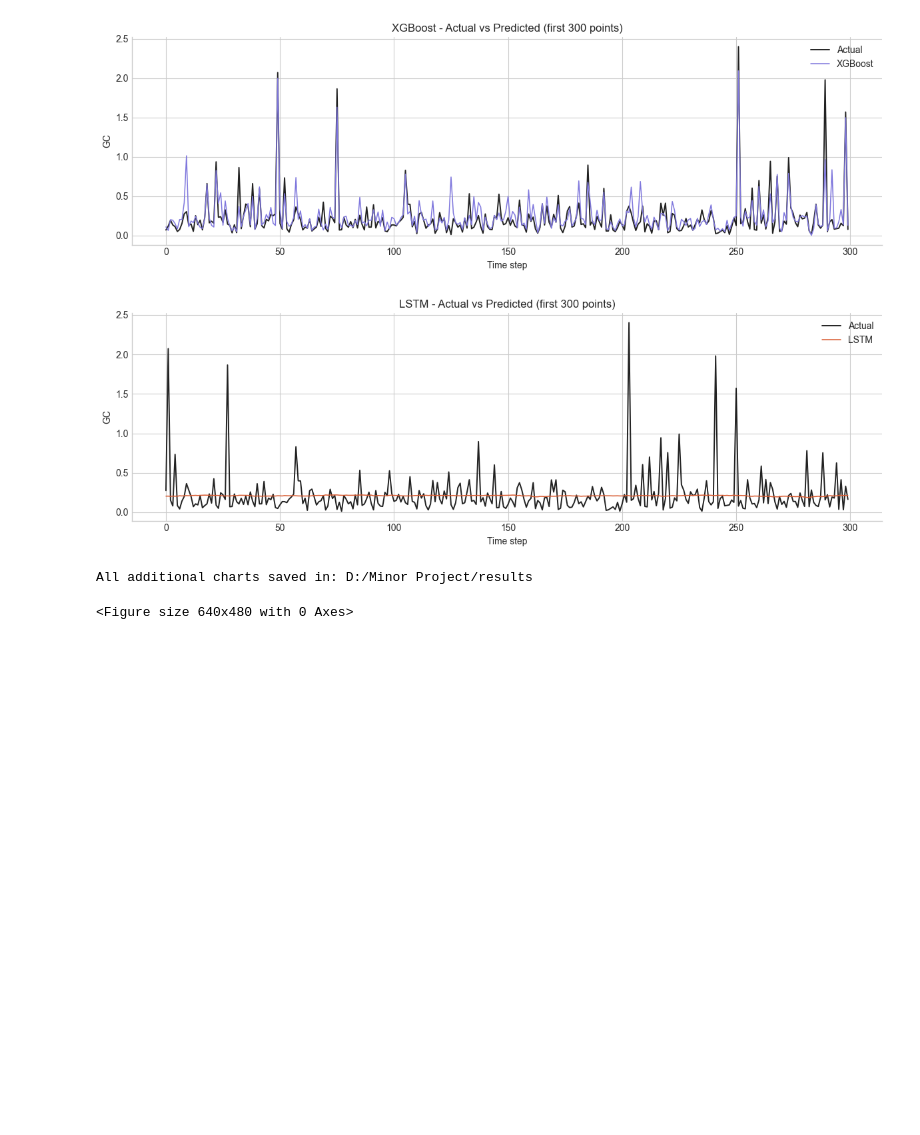
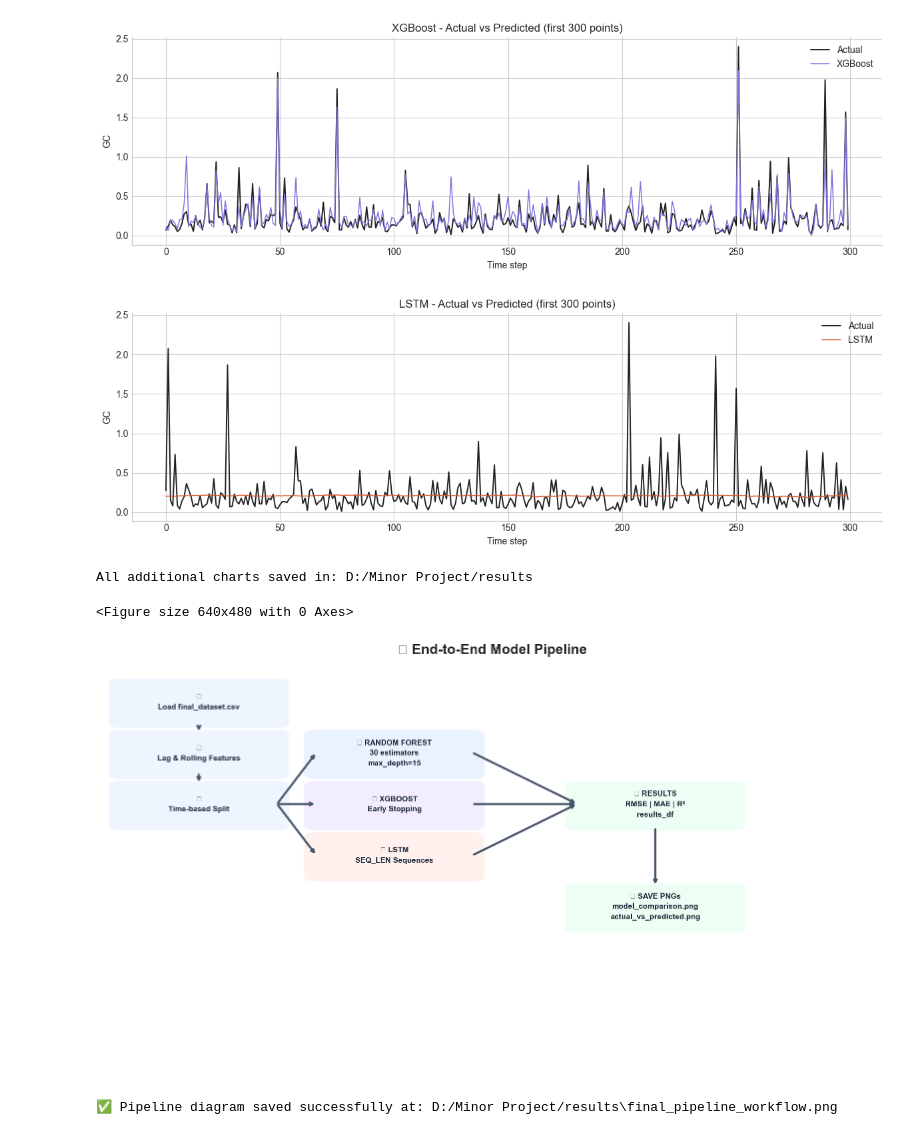
Before and after one commit to AnmolRajpoot25/Long_short_term_load_forcasting, a Jupyter notebook: Notebooks/02_models_comparison.ipynb, the cells around one changed output. Cells and saved outputs as stored; diff of their text form; code cells hidden in the pictures; blank space fills up the shorter version.

Commit message:
result pushed

```diff
--- a/Notebooks/02_models_comparison.ipynb
+++ b/Notebooks/02_models_comparison.ipynb
@@ -553,3 +553,78 @@ All additional charts saved in: D:/Minor Project/results
 plt.savefig(os.path.join(RESULTS_DIR, "chart_name.png"), dpi=200, bbox_inches="tight")
 # %% [output]
 <Figure size 640x480 with 0 Axes>
+# %%
+import matplotlib.pyplot as plt
+import matplotlib.patches as patches
+from matplotlib.patches import FancyBboxPatch
+import os
+
+# Ensure the results directory exists
+os.makedirs(RESULTS_DIR, exist_ok=True)
+
+# Initialize plot
+fig, ax = plt.subplots(1, 1, figsize=(16, 9))
+ax.set_xlim(0, 12)
+ax.set_ylim(0, 12)
+ax.axis('off')
+
+# Define styling for your pipeline stages
+colors = {
+    'data': '#EEF4FF',
+    'model': '#E8F1FF', # RF
+    'xgb': '#F1EBFF',   # XGB
+    'lstm': '#FFF0EB',  # LSTM
+    'final': '#ECFFF3'  # Results
+}
+
+# Pipeline Box Definitions (x, y, text, color)
+boxes = [
+    (1.5, 11, "📁\nLoad final_dataset.csv", colors['data']),
+    (1.5, 9.5, "🧹\nLag & Rolling Features", colors['data']),
+    (1.5, 8, "⏱\nTime-based Split", colors['data']),
+    (4.5, 9.5, "🌲 RANDOM FOREST\n30 estimators\nmax_depth=15", colors['model']),
+    (4.5, 8, "⚡ XGBOOST\nEarly Stopping", colors['xgb']),
+    (4.5, 6.5, "🧠 LSTM\nSEQ_LEN Sequences", colors['lstm']),
+    (8.5, 8, "📊 RESULTS\nRMSE | MAE | R²\nresults_df", colors['final']),
+    (8.5, 5, "💾 SAVE PNGs\nmodel_comparison.png\nactual_vs_predicted.png", colors['final'])
+]
+
+# Draw boxes with consistent spacing
+for x, y, text, color in boxes:
+    box = FancyBboxPatch((x-1.2, y-0.6), 2.4, 1.1,
+                        boxstyle="round,pad=0.2",
+                        facecolor=color, edgecolor='white',
+                        linewidth=3, alpha=0.9)
+    ax.add_patch(box)
+    ax.text(x, y, text, ha='center', va='center', fontsize=11,
+            fontweight='bold', color='#1E293B', linespacing=1.6)
+
+# Draw arrows connecting stages
+arrows = [
+    (1.5, 10.3, 1.5, 10.1),  # Load -> Features
+    (1.5, 8.9, 1.5, 8.6),    # Features -> Split
+    (2.7, 8, 3.3, 9.5),      # Split -> RF
+    (2.7, 8, 3.3, 8),        # Split -> XGB
+    (2.7, 8, 3.3, 6.5),      # Split -> LSTM
+    (5.7, 9.5, 7.3, 8),      # RF -> Results
+    (5.7, 8, 7.3, 8),        # XGB -> Results
+    (5.7, 6.5, 7.3, 8),      # LSTM -> Results
+    (8.5, 7.3, 8.5, 5.6)     # Results -> Save
+]
+
+for x1, y1, x2, y2 in arrows:
+    ax.annotate('', xy=(x2, y2), xytext=(x1, y1),
+               arrowprops=dict(arrowstyle='->', lw=3, color='#475569'))
+
+plt.title("🚀 End-to-End Model Pipeline", fontsize=20, fontweight='bold', pad=20)
+plt.tight_layout()
+
+# Save locally to your existing RESULTS_DIR
+save_path = os.path.join(RESULTS_DIR, "final_pipeline_workflow.png")
+plt.savefig(save_path, dpi=300, bbox_inches='tight', facecolor='white')
+plt.show()
+
+print(f"✅ Pipeline diagram saved successfully at: {save_path}")
+# %% [output]
+[figure, added]
+✅ Pipeline diagram saved successfully at: D:/Minor Project/results\final_pipeline_workflow.png
```
Also changed, not shown: 5 other files.
